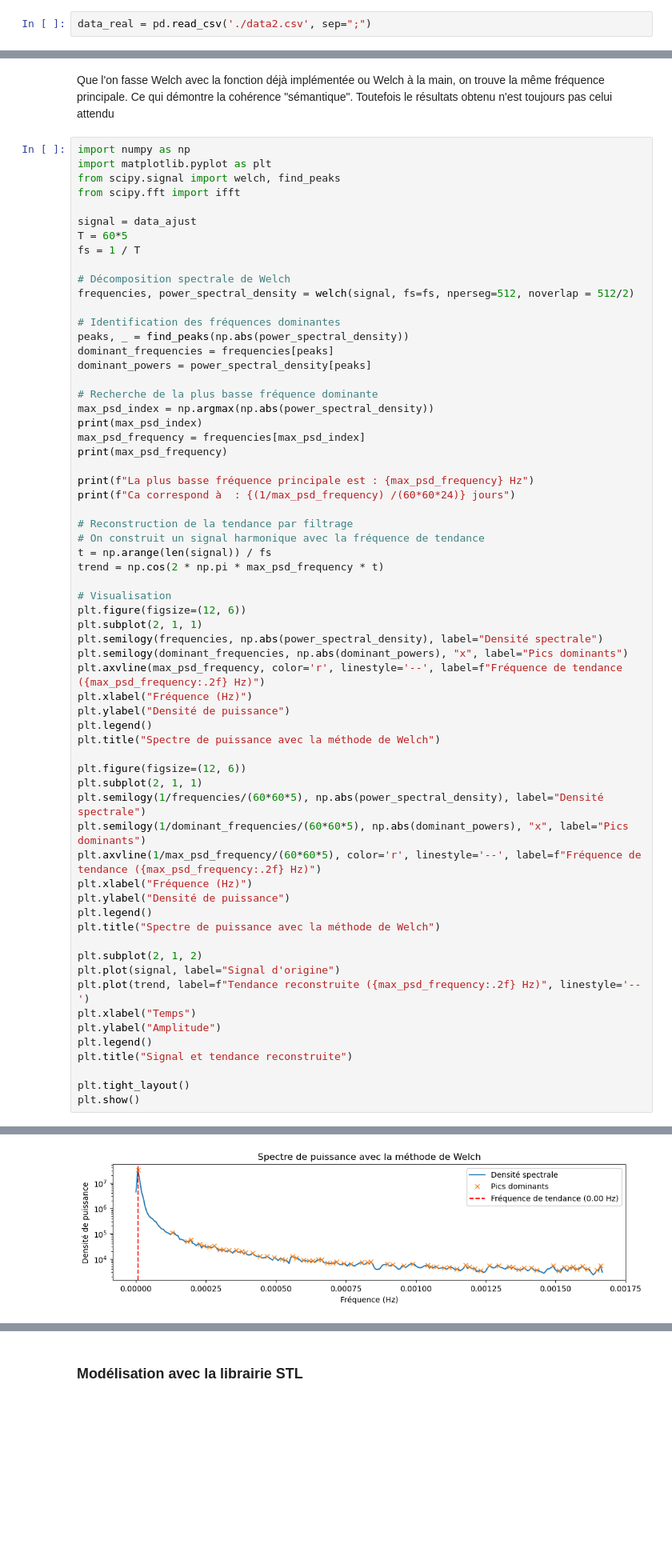
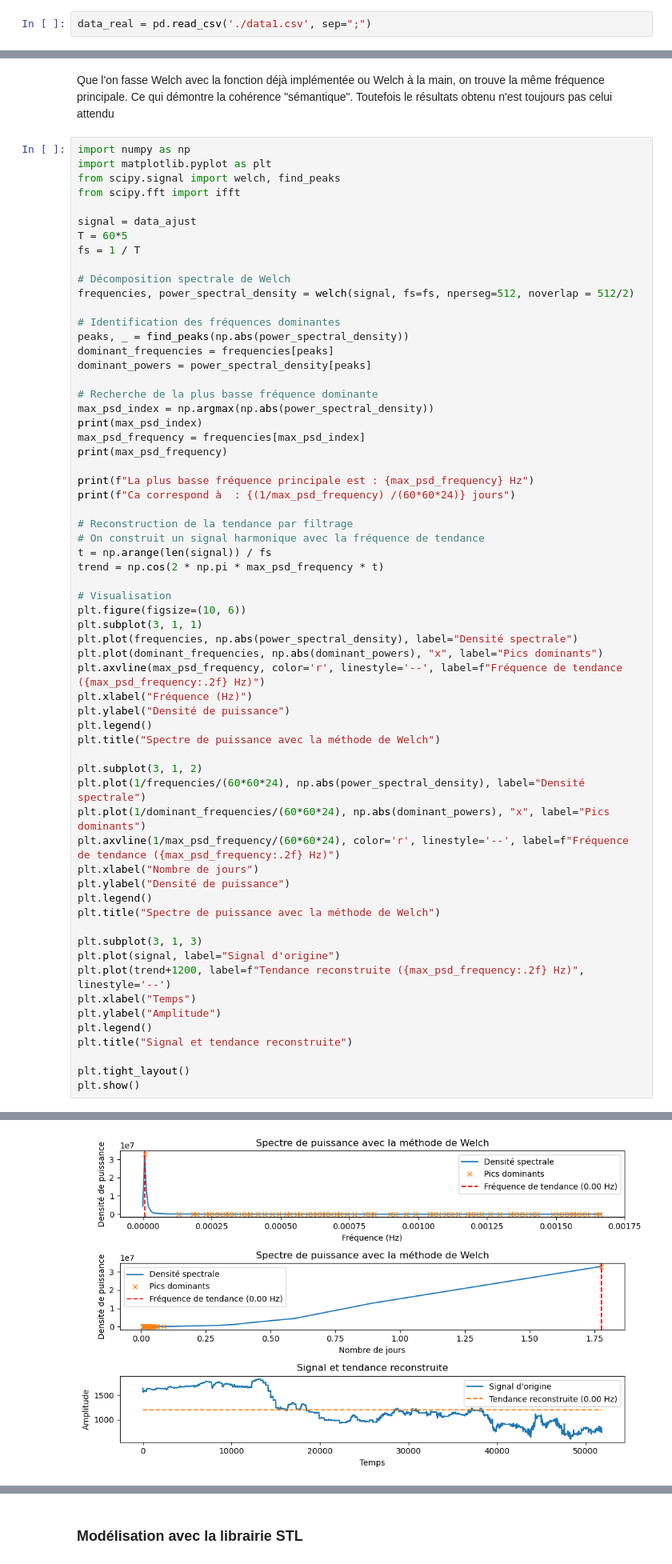
Before and after one commit to PiDchsn/Projet-RI, a Jupyter notebook: Analyse.ipynb, the cells around one changed output, grey strips where cells are left out. Shown at 80% size. Cells and saved outputs as stored; diff of their text form; blank space fills up the shorter version.

```diff
--- a/Analyse.ipynb
+++ b/Analyse.ipynb
@@ -11,7 +11,7 @@ import scipy
 # %% [markdown]
 ## Importation
 # %%
-data_real = pd.read_csv('./data2.csv', sep=";")
+data_real = pd.read_csv('./data1.csv', sep=";")
 # %% [markdown]
 ## Affichage
 # %%
@@ -529,43 +474,42 @@ print(f"Ca correspond à  : {(1/max_psd_frequency) /(60*60*24)} jours")
 
 # Reconstruction de la tendance par filtrage
 # On construit un signal harmonique avec la fréquence de tendance
 t = np.arange(len(signal)) / fs
 trend = np.cos(2 * np.pi * max_psd_frequency * t)
 
 # Visualisation
-plt.figure(figsize=(12, 6))
-plt.subplot(2, 1, 1)
-plt.semilogy(frequencies, np.abs(power_spectral_density), label="Densité spectrale")
-plt.semilogy(dominant_frequencies, np.abs(dominant_powers), "x", label="Pics dominants")
+plt.figure(figsize=(10, 6))
+plt.subplot(3, 1, 1)
+plt.plot(frequencies, np.abs(power_spectral_density), label="Densité spectrale")
+plt.plot(dominant_frequencies, np.abs(dominant_powers), "x", label="Pics dominants")
 plt.axvline(max_psd_frequency, color='r', linestyle='--', label=f"Fréquence de tendance ({max_psd_frequency:.2f} Hz)")
 plt.xlabel("Fréquence (Hz)")
 plt.ylabel("Densité de puissance")
 plt.legend()
 plt.title("Spectre de puissance avec la méthode de Welch")
 
-plt.figure(figsize=(12, 6))
-plt.subplot(2, 1, 1)
-plt.semilogy(1/frequencies/(60*60*5), np.abs(power_spectral_density), label="Densité spectrale")
-plt.semilogy(1/dominant_frequencies/(60*60*5), np.abs(dominant_powers), "x", label="Pics dominants")
-plt.axvline(1/max_psd_frequency/(60*60*5), color='r', linestyle='--', label=f"Fréquence de tendance ({max_psd_frequency:.2f} Hz)")
-plt.xlabel("Fréquence (Hz)")
+plt.subplot(3, 1, 2)
+plt.plot(1/frequencies/(60*60*24), np.abs(power_spectral_density), label="Densité spectrale")
+plt.plot(1/dominant_frequencies/(60*60*24), np.abs(dominant_powers), "x", label="Pics dominants")
+plt.axvline(1/max_psd_frequency/(60*60*24), color='r', linestyle='--', label=f"Fréquence de tendance ({max_psd_frequency:.2f} Hz)")
+plt.xlabel("Nombre de jours")
 plt.ylabel("Densité de puissance")
 plt.legend()
 plt.title("Spectre de puissance avec la méthode de Welch")
 
-plt.subplot(2, 1, 2)
+plt.subplot(3, 1, 3)
 plt.plot(signal, label="Signal d'origine")
-plt.plot(trend, label=f"Tendance reconstruite ({max_psd_frequency:.2f} Hz)", linestyle='--')
+plt.plot(trend+1200, label=f"Tendance reconstruite ({max_psd_frequency:.2f} Hz)", linestyle='--')
 plt.xlabel("Temps")
 plt.ylabel("Amplitude")
 plt.legend()
 plt.title("Signal et tendance reconstruite")
 
 plt.tight_layout()
 plt.show()
 # %% [output]
 1
 6.510416666666667e-06
 La plus basse fréquence principale est : 6.510416666666667e-06 Hz
 Ca correspond à  : 1.7777777777777777 jours
-[figure, old version]
+[figure, new version]
```
Also changed, not shown: parts of 13 cells of this notebook.
